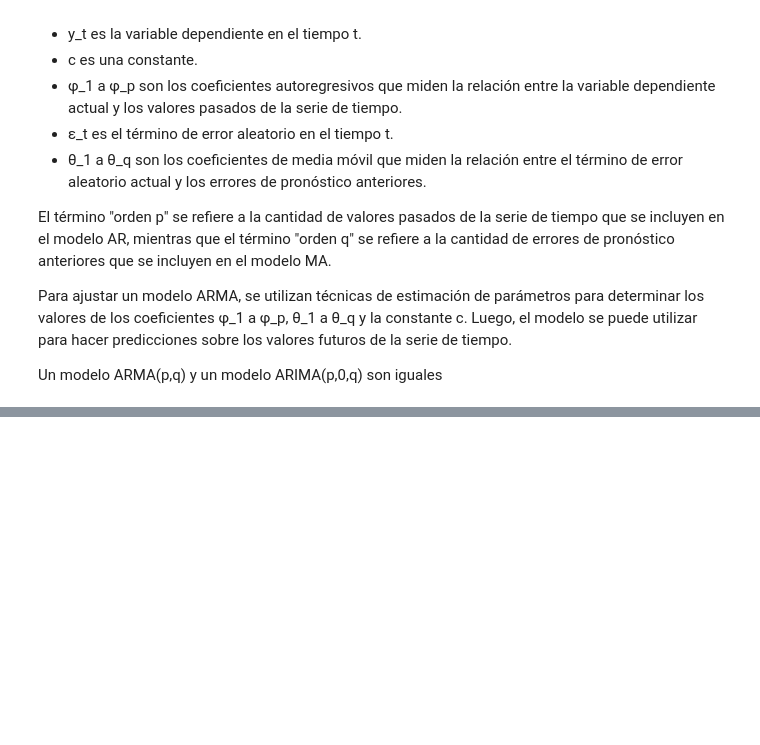
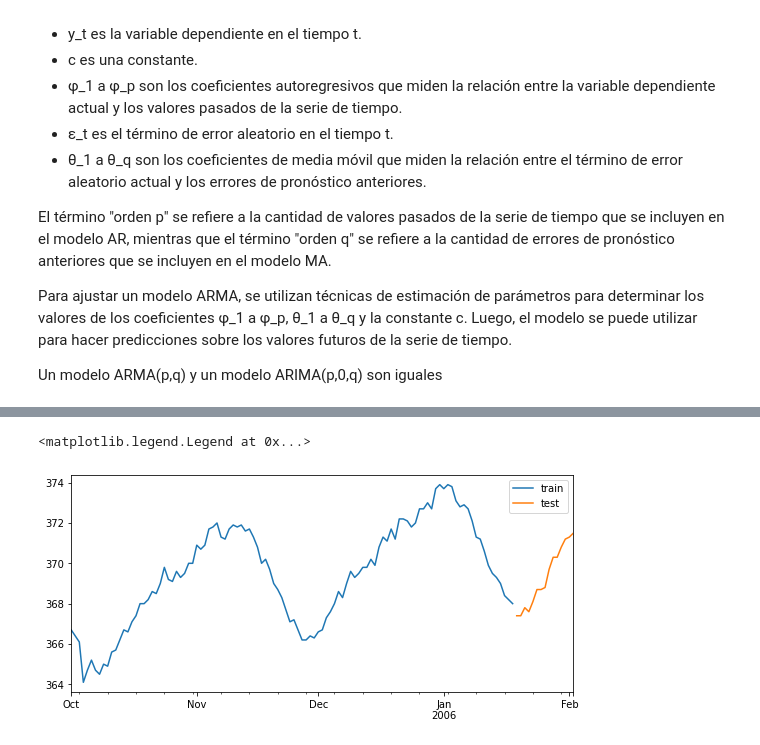
Before and after one commit to carlosevi94/TimeSeriesBasics, a Jupyter notebook: N1.ipynb, the cells around one changed output, grey strips where cells are left out. Cells and saved outputs as stored; diff of their text form; code cells hidden in the pictures; blank space fills up the shorter version.

```diff
--- a/N1.ipynb
+++ b/N1.ipynb
@@ -372,0 +686,8 @@ https://machinelearningmastery.com/time-series-data-stationary-python/
+# %%
+fig, ax = plt.subplots(figsize=(9, 4))
+train['2005-10-01':]['co2'].plot(ax=ax, label='train')
+test['co2'].plot(ax=ax, label='test')
+ax.legend()
+# %% [output]
+<matplotlib.legend.Legend at 0x...>
+[figure, added]
```
Also changed, not shown: parts of 55 cells of this notebook.
